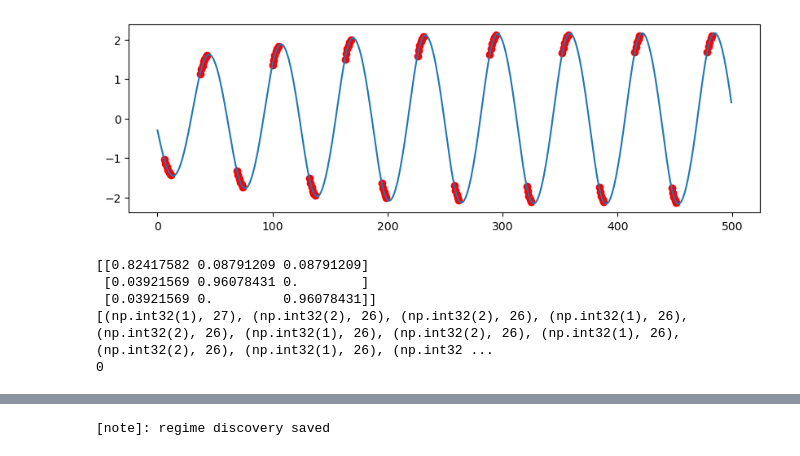
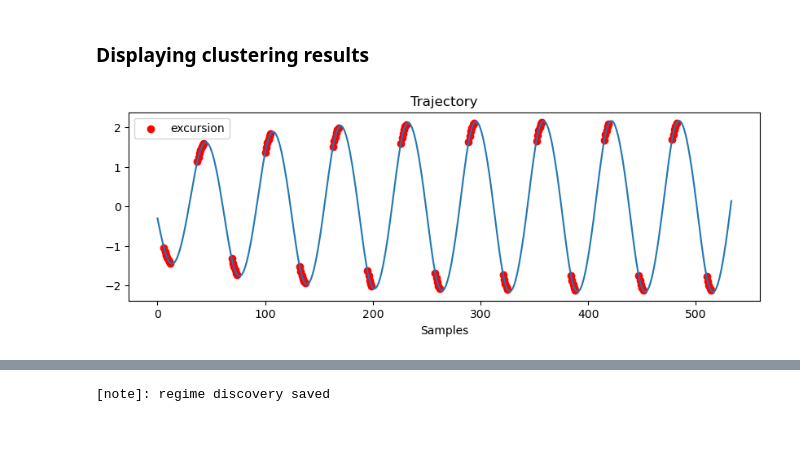
Before and after one commit to maalberg/kind, a Jupyter notebook: examples/regimes/vanderpol/03_eval_cluster.ipynb, the cells around one changed output, grey strips where cells are left out. Saved outputs shown, nothing was run; the diff lists cells and outputs as text; code cells hidden in the pictures.

Commit message:
tidy regime clustering examples

```diff
--- a/examples/regimes/vanderpol/03_eval_cluster.ipynb
+++ b/examples/regimes/vanderpol/03_eval_cluster.ipynb
@@ -172,5 +156,22 @@ plt.show()
 # %%
-# --! cluster encoded latent space using KMeans --!
 
-ncluster = 3
+# --! use KMeans to cluster latent space
 kmeans = KMeans(n_clusters=ncluster).fit(z_np)
+
+# --! windowed trajectory is smaller by the length of a window
+windowed_traj_nsample = traj_nsample - window_nsample
+
+# --! define the boundaries of a trajectory to be analyzed
+nj = 4
+j0 = windowed_traj_nsample * nj + nj
+j1 = j0 + windowed_traj_nsample
+
+# --! compute dwell time in each cluster as a list of tuples (cluster index, residence)
+dwell = [(key, sum(1 for _ in group)) for key, group in groupby(kmeans.labels_[j0:j1])]
+
+# --! sort dwell list in descending order, such that
+# --! short transition corridors move to the end of this list
+dwell_sorted = sorted(dwell, key=lambda x: x[1])[::-1]
+print(f'[note]: sorted dwell times are')
+for d in dwell_sorted:
+    print(f'\tcluster id: {d[0]}, dwell time: {d[1]}')
@@ -177,48 +196,18 @@ kmeans = KMeans(n_clusters=ncluster).fit(z_np)
+# %% [markdown]
+### Displaying clustering results
 # %%
-# --! plot discovered clusters ontop of data --!
 
-t0 = 2140
-t1 = t0 + 500
-
-#t0 = 0
-#t1 = t0 + 500
-
-test_data = data[t0:t1, 48, 0]
+test_data = data[j0:j1, 48, 0]
 test_time = np.arange(len(test_data))
-test_kmeans_idx = kmeans.labels_==0
-test_kmeans_idx = test_kmeans_idx[t0:t1]
+test_kmeans_idx = kmeans.labels_==dwell_sorted[-1][0] # take id from the last (shortest) cluster
+test_kmeans_idx = test_kmeans_idx[j0:j1]
 
 plt.figure(figsize=(10,3))
+plt.title('Trajectory')
 plt.plot(test_time, test_data)
-plt.scatter(test_time[test_kmeans_idx], test_data[test_time[test_kmeans_idx]], color='red')
+plt.scatter(test_time[test_kmeans_idx], test_data[test_time[test_kmeans_idx]], color='red', label='excursion')
+plt.xlabel('Samples')
+plt.legend()
 plt.show()
 # %% [output]
-[figure, old version]
+[figure, new version]
-# %%
-prob = np.zeros((ncluster, ncluster))
-
-# --! extract labels for one trajectory to avoid artificial bumps on transitions between trajectories
-#one_traj_nsample = 1800
-labels = kmeans.labels_[2140:2640]
-
-for i in range(len(labels)-1):
-    prob[labels[i], labels[i+1]] += 1
-
-prob /= prob.sum(axis=1, keepdims=True)
-print(prob)
-
-# --! compute residence time in each cluster as a list of tuples (cluster index, residence)
-residence = [(key, sum(1 for _ in group)) for key, group in groupby(labels)]
-
-# --! sort residence list in descending order, such that
-# --! short transition corridors move to the end of this list
-sorted_residence = sorted(residence, key=lambda x: x[1])[::-1]
-print(sorted_residence)
-
-print(sorted_residence[-1][0])
-# %% [output]
-[[0.82417582 0.08791209 0.08791209]
- [0.03921569 0.96078431 0.        ]
- [0.03921569 0.         0.96078431]]
-[(np.int32(1), 27), (np.int32(2), 26), (np.int32(2), 26), (np.int32(1), 26), (np.int32(2), 26), (np.int32(1), 26), (np.int32(2), 26), (np.int32(1), 26), (np.int32(2), 26), (np.int32(1), 26), (np.int32 ...
-0
```
Also changed, not shown: parts of 14 cells of this notebook, 1 other file.
